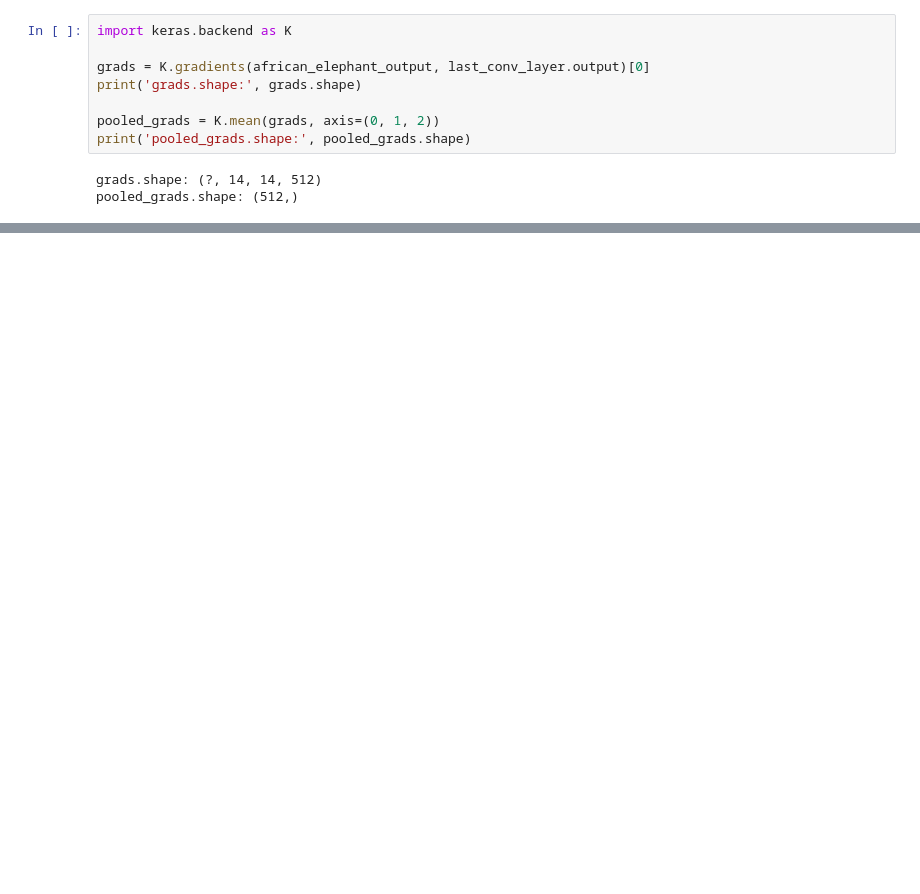
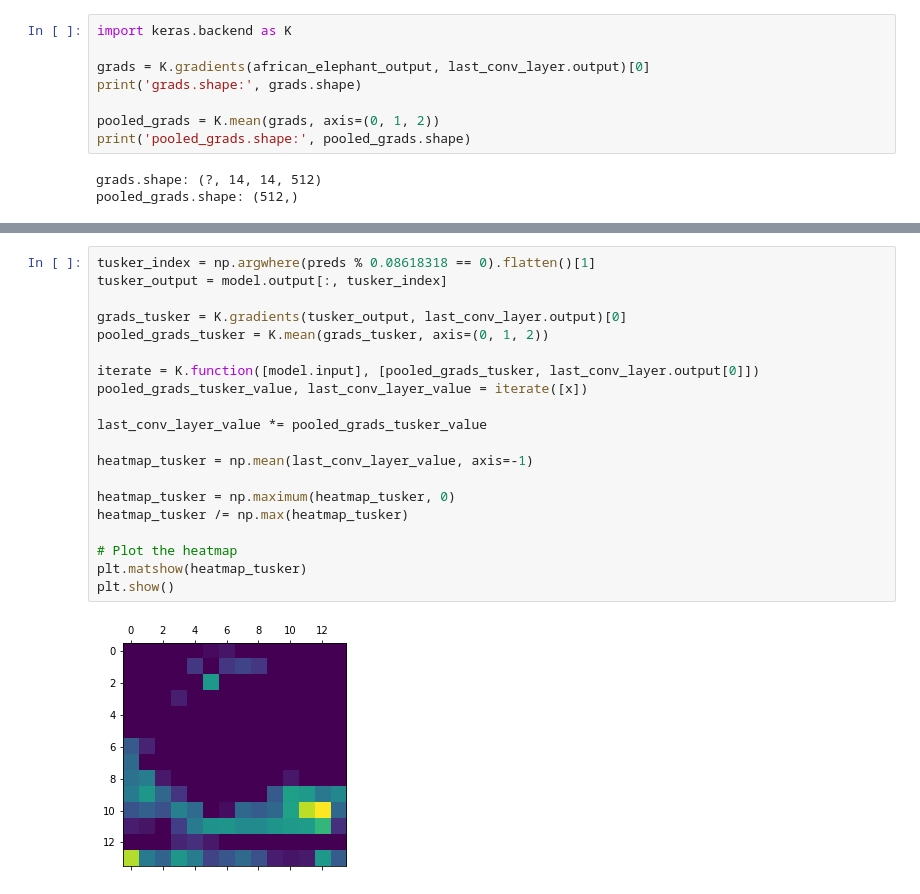
Before and after one commit to mappls/Playfield, a Jupyter notebook: keras/8_visualise_convnet_class_activations.ipynb, the cells around one changed output, grey strips where cells are left out. Cells and saved outputs as stored; diff of their text form; blank space fills up the shorter version.

Commit message:
Visualising the class activations in a ConvNet

```diff
--- a/keras/8_visualise_convnet_class_activations.ipynb
+++ b/keras/8_visualise_convnet_class_activations.ipynb
@@ -82,0 +103,22 @@ plt.show()
+# %%
+tusker_index = np.argwhere(preds % 0.08618318 == 0).flatten()[1]
+tusker_output = model.output[:, tusker_index]
+
+grads_tusker = K.gradients(tusker_output, last_conv_layer.output)[0]
+pooled_grads_tusker = K.mean(grads_tusker, axis=(0, 1, 2))
+
+iterate = K.function([model.input], [pooled_grads_tusker, last_conv_layer.output[0]])
+pooled_grads_tusker_value, last_conv_layer_value = iterate([x])
+
+last_conv_layer_value *= pooled_grads_tusker_value
+
+heatmap_tusker = np.mean(last_conv_layer_value, axis=-1)
+
+heatmap_tusker = np.maximum(heatmap_tusker, 0)
+heatmap_tusker /= np.max(heatmap_tusker)
+
+# Plot the heatmap
+plt.matshow(heatmap_tusker)
+plt.show()
+# %% [output]
+[figure, added]
```
Also changed, not shown: parts of 13 cells of this notebook.
